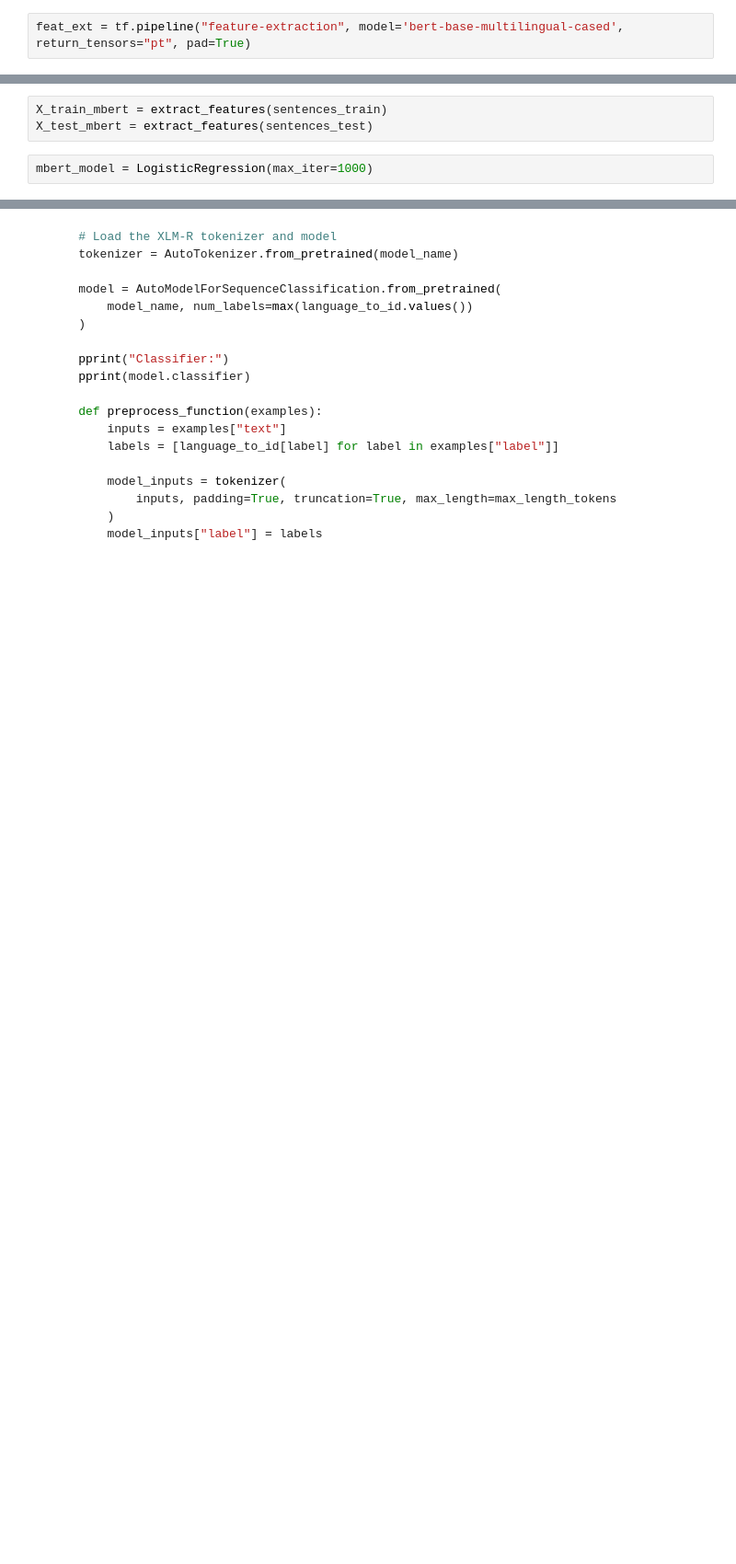
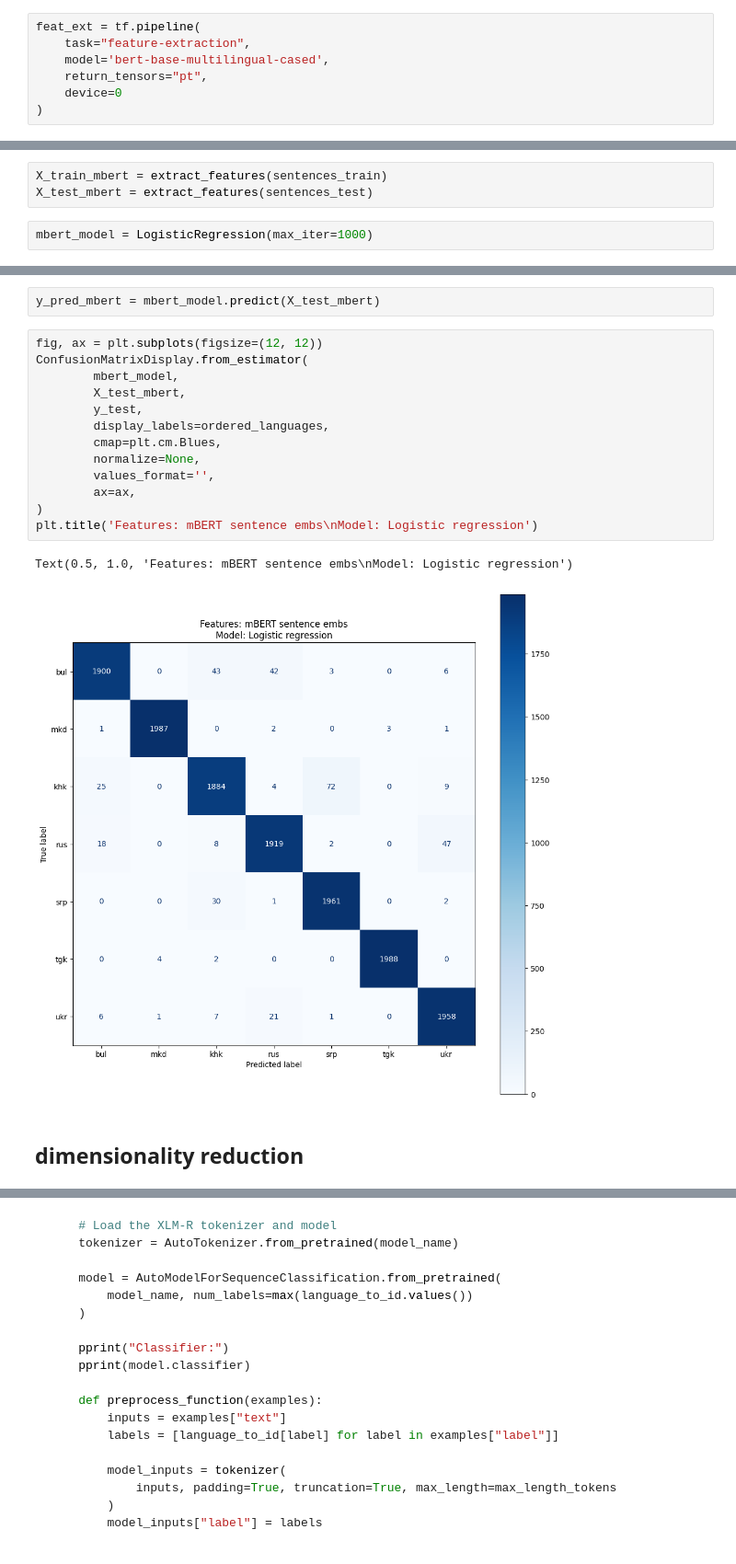
Before and after one commit to j0ma/ling-inf-mt5, a Jupyter notebook: notebooks/05_detecting_romanized_languages.ipynb, the cells around one changed output, grey strips where cells are left out. Shown at 92% size. Saved outputs shown, nothing was run; the diff lists cells and outputs as text; blank space fills up the shorter version.

```diff
--- a/notebooks/05_detecting_romanized_languages.ipynb
+++ b/notebooks/05_detecting_romanized_languages.ipynb
@@ -272,5 +274,10 @@ def identify_language_boc_model(sentence):
 import transformers as tf
 import numpy as np
 # %%
-feat_ext = tf.pipeline("feature-extraction", model='bert-base-multilingual-cased', return_tensors="pt", pad=True)
+feat_ext = tf.pipeline(
+    task="feature-extraction",
+    model='bert-base-multilingual-cased',
+    return_tensors="pt",
+    device=0
+)
 # %% [output]
@@ -301,0 +319,20 @@ mbert_model = mbert_model.fit(X_train_mbert, y_train)
+# %%
+y_pred_mbert = mbert_model.predict(X_test_mbert)
+# %%
+fig, ax = plt.subplots(figsize=(12, 12))
+ConfusionMatrixDisplay.from_estimator(
+        mbert_model,
+        X_test_mbert,
+        y_test,
+        display_labels=ordered_languages,
+        cmap=plt.cm.Blues,
+        normalize=None,
+        values_format='',
+        ax=ax,
+)
+plt.title('Features: mBERT sentence embs\nModel: Logistic regression')
+# %% [output]
+Text(0.5, 1.0, 'Features: mBERT sentence embs\nModel: Logistic regression')
+[figure, added]
+# %% [markdown]
+## dimensionality reduction
```
Also changed, not shown: parts of 19 cells of this notebook, 8 other files.
